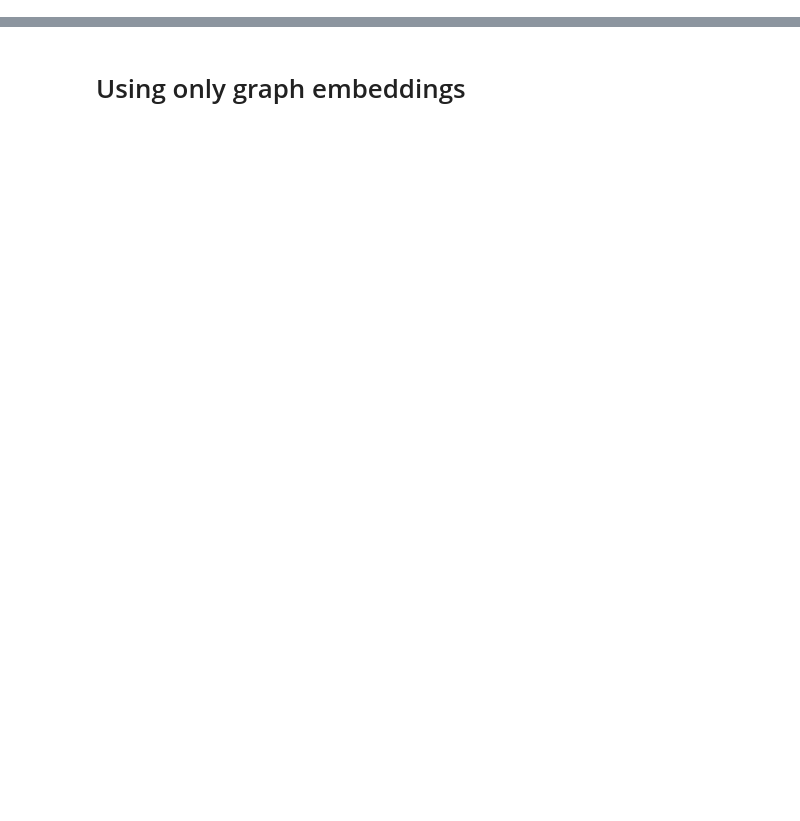
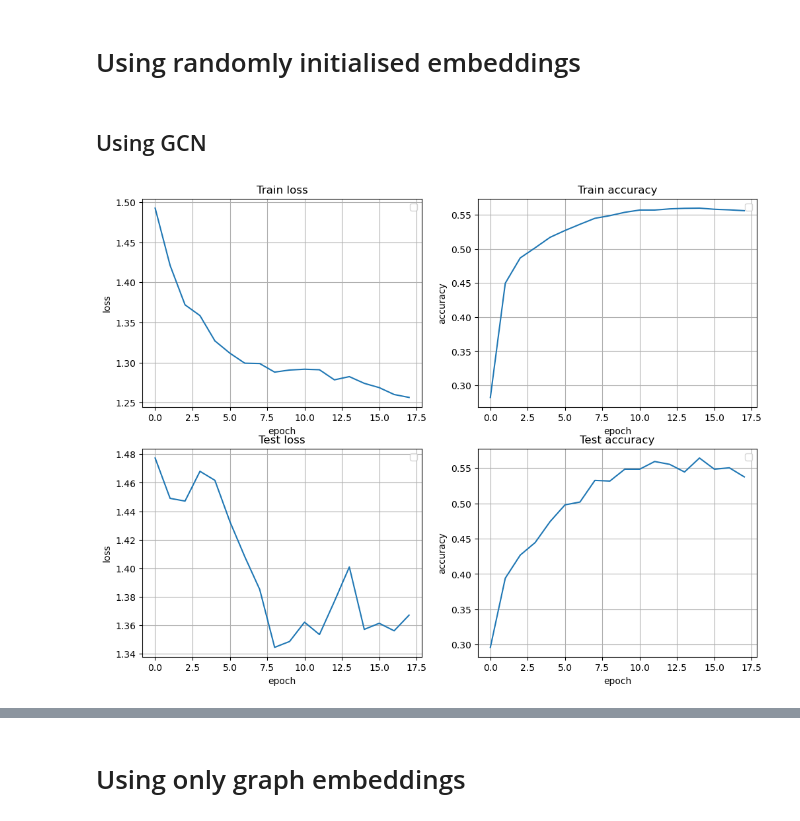
Before and after one commit to ArtemCh101/hse-sna-project, a Jupyter notebook: notebooks/gat.ipynb, the cells around one changed output, grey strips where cells are left out. Drawn from its saved outputs; the diff is of its cells as text; code cells hidden in the pictures; blank space fills up the shorter version.

```diff
--- a/notebooks/gat.ipynb
+++ b/notebooks/gat.ipynb
@@ -112,0 +67,3 @@ def prepare_text_embs(G, emb_file='embeddings_50.npy'):
+# %%
+y_test = sample(test, len(test) // 2)
+y_val = list(set(test) - set(y_test))
@@ -112,0 +76,4 @@ def prepare_text_embs(G, emb_file='embeddings_50.npy'):
+# %%
+y_train = torch.LongTensor(train_labels['target'])
+y_test = torch.LongTensor([test_labels[test_labels['Paper_ID'] == elem]['target'].tolist()[0] for elem in y_test])
+y_val = torch.LongTensor([test_labels[test_labels['Paper_ID'] == elem]['target'].tolist()[0] for elem in y_val])
@@ -112,0 +144,23 @@ def prepare_text_embs(G, emb_file='embeddings_50.npy'):
+# %%
+from torch.optim import Adam
+from tqdm import tqdm
+import itertools
+
+def fit(G, feature_name, model, loss_fn, n_epochs, lr=1e-3):
+    features = G.ndata[feature_name]
+
+    optimizer = Adam(itertools.chain(model.parameters(), features), lr=lr)
+
+    train_loss_history, train_acc_history = [], []
+    val_loss_history, val_acc_history = [], []
+
+    for epoch in tqdm(range(n_epochs)):
+        train_loss, train_acc, val_loss, val_acc = run_epoch(G, features, y_train, y_test, model, train_mask, test_mask, optimizer, loss_fn)
+
+        train_loss_history.append(train_loss)
+        train_acc_history.append(train_acc)
+
+        val_loss_history.append(val_loss)
+        val_acc_history.append(val_acc)
+        clear_output(True)
+        plot_curves(train_loss_history, train_acc_history, val_loss_history, val_acc_history)
@@ -112,0 +174,4 @@ def prepare_text_embs(G, emb_file='embeddings_50.npy'):
+# %% [markdown]
+# Using randomly initialised embeddings
+# %% [markdown]
+## Using GCN
@@ -112,0 +188,17 @@ def prepare_text_embs(G, emb_file='embeddings_50.npy'):
+# %%
+from GCN import GCN
+
+base_gcn = GCN(
+    in_feats=G.ndata['random_embs'].shape[1],
+    h_feats=256,
+    num_classes=n_classes,
+    num_layers=3,
+    dropout=0.5,
+    add_bn=True
+)
+# %%
+from torch.nn.functional import cross_entropy
+
+fit(G, 'random_embs', base_gcn, cross_entropy, 100)
+# %% [output]
+[figure, added]
```
Also changed, not shown: parts of 93 cells of this notebook, 6 other files.
